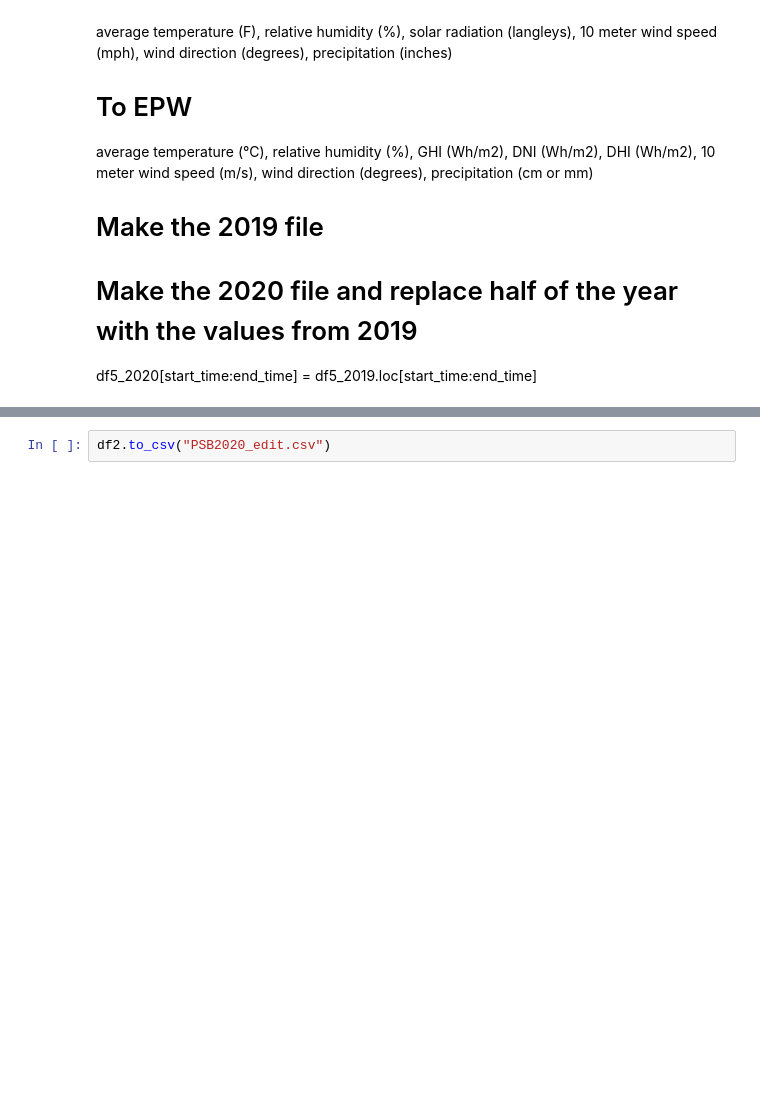
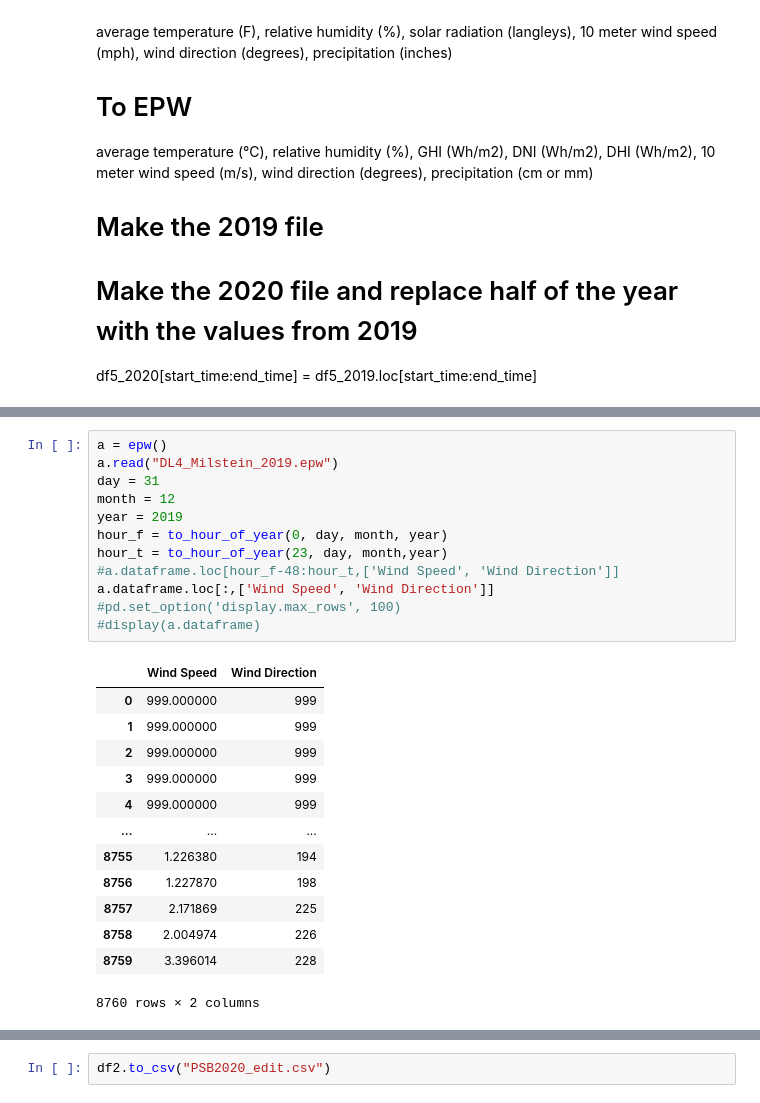
Before and after one commit to kastnerp/CampusMicroclimateAndWeather, a Jupyter notebook: ReadPlot.ipynb, the cells around one changed output, grey strips where cells are left out. Saved outputs shown, nothing was run; the diff lists cells and outputs as text; blank space fills up the shorter version.

```diff
--- a/ReadPlot.ipynb
+++ b/ReadPlot.ipynb
@@ -1157,3 +816,29 @@ KeyError: 'DewPoint'
+# %%
+a = epw()
+a.read("DL4_Milstein_2019.epw")
+day = 31
+month = 12
+year = 2019
+hour_f = to_hour_of_year(0, day, month, year)
+hour_t = to_hour_of_year(23, day, month,year)
+#a.dataframe.loc[hour_f-48:hour_t,['Wind Speed', 'Wind Direction']]
+a.dataframe.loc[:,['Wind Speed', 'Wind Direction']]
+#pd.set_option('display.max_rows', 100)
+#display(a.dataframe)
+# %% [output]
+|  | Wind Speed | Wind Direction |
+| 0 | 999.000000 | 999 |
+| 1 | 999.000000 | 999 |
+| 2 | 999.000000 | 999 |
+| 3 | 999.000000 | 999 |
+| 4 | 999.000000 | 999 |
+| ... | ... | ... |
+| 8755 | 1.226380 | 194 |
+| 8756 | 1.227870 | 198 |
+| 8757 | 2.171869 | 225 |
+| 8758 | 2.004974 | 226 |
+| 8759 | 3.396014 | 228 |
+8760 rows × 2 columns
 # %%
 # PSB Parking Lot
 
```
Also changed, not shown: parts of 19 cells of this notebook, 10 other files.
